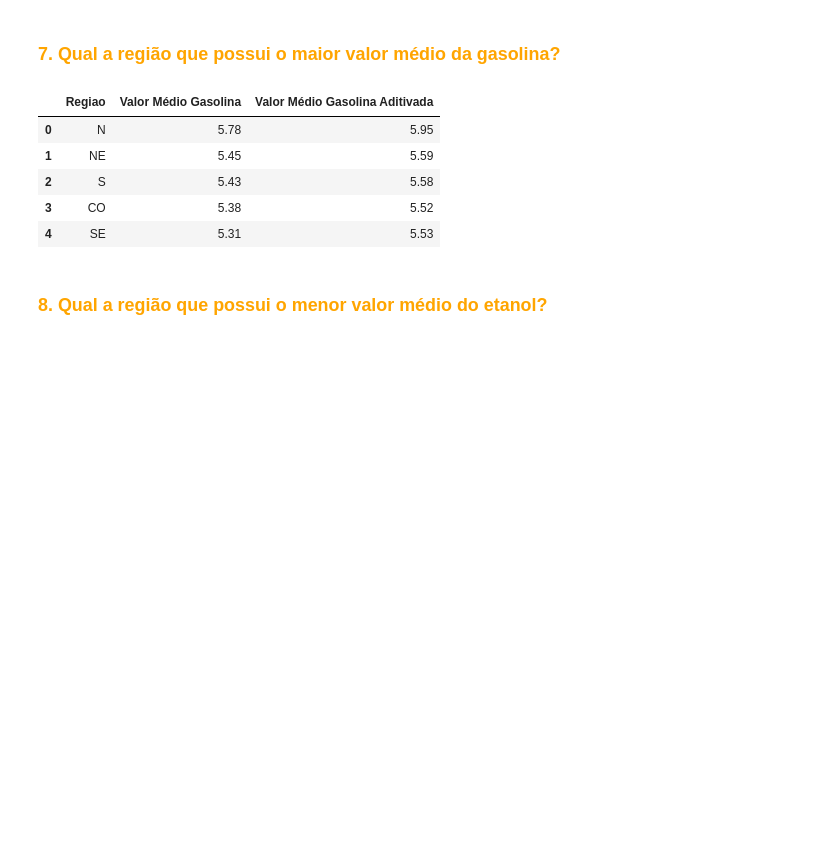
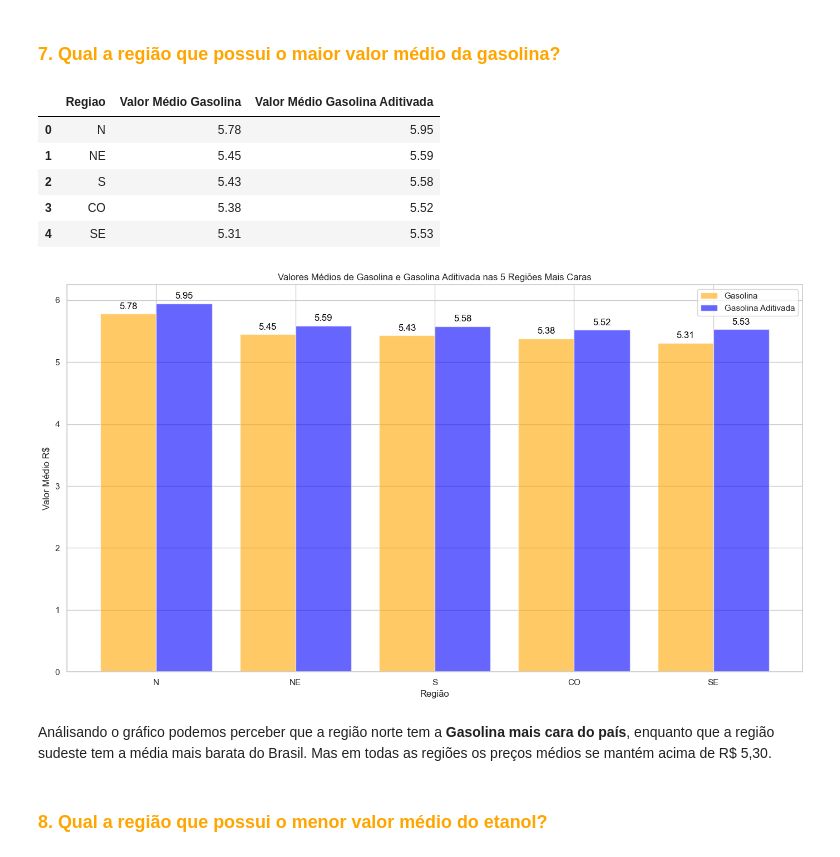
Before and after one commit to gideoni-santos/projeto-squad5-m4, a Jupyter notebook: Analise_combustiveis.ipynb, the cells around one changed output. Saved outputs shown, nothing was run; the diff lists cells and outputs as text; code cells hidden in the pictures; blank space fills up the shorter version.

Commit message:
analise e gráfico - questão 7 e 8

```diff
--- a/Analise_combustiveis.ipynb
+++ b/Analise_combustiveis.ipynb
@@ -1032,6 +1032,39 @@ df_top5_regioes
 | 2 | S | 5.43 | 5.58 |
 | 3 | CO | 5.38 | 5.52 |
 | 4 | SE | 5.31 | 5.53 |
+# %%
+# Definir a largura das barras
+bar_width = 0.4
+
+# Criar um array de índices para as regiões
+indices = np.arange(len(df_top5_regioes))
+
+# Plotar o gráfico de barras lado a lado
+plt.figure(figsize=(14, 8))
+
+plt.bar(indices, df_top5_regioes['Valor Médio Gasolina'], bar_width, label='Gasolina', color='orange', alpha=0.6)
+plt.bar(indices + bar_width, df_top5_regioes['Valor Médio Gasolina Aditivada'], bar_width, label='Gasolina Aditivada', color='blue', alpha=0.6)
+
+# Adicionar os valores nas barras
+for i, v in enumerate(df_top5_regioes['Valor Médio Gasolina']):
+    plt.text(i, v + 0.05, str(v), ha='center', va='bottom', color='black')
+
+for i, v in enumerate(df_top5_regioes['Valor Médio Gasolina Aditivada']):
+    plt.text(i + bar_width, v + 0.05, str(v), ha='center', va='bottom', color='black')
+
+plt.title('Valores Médios de Gasolina e Gasolina Aditivada nas 5 Regiões Mais Caras')
+plt.xlabel('Região')
+plt.ylabel('Valor Médio R$')
+plt.xticks(indices + bar_width / 2, df_top5_regioes['Regiao'])
+plt.legend()
+plt.tight_layout()
+
+# Exibir o gráfico
+plt.show()
+# %% [output]
+[figure, added]
+# %% [markdown]
+Análisando o gráfico podemos perceber que a região norte tem a **Gasolina mais cara do país**, enquanto que a região sudeste tem a média mais barata do Brasil. Mas em todas as regiões os preços médios se mantém acima de R$ 5,30.
 # %% [markdown]
 ### <font color = orange>**8. Qual a região que possui o menor valor médio do etanol?**
 # %%
```
Also changed, not shown: parts of 3 cells of this notebook.
